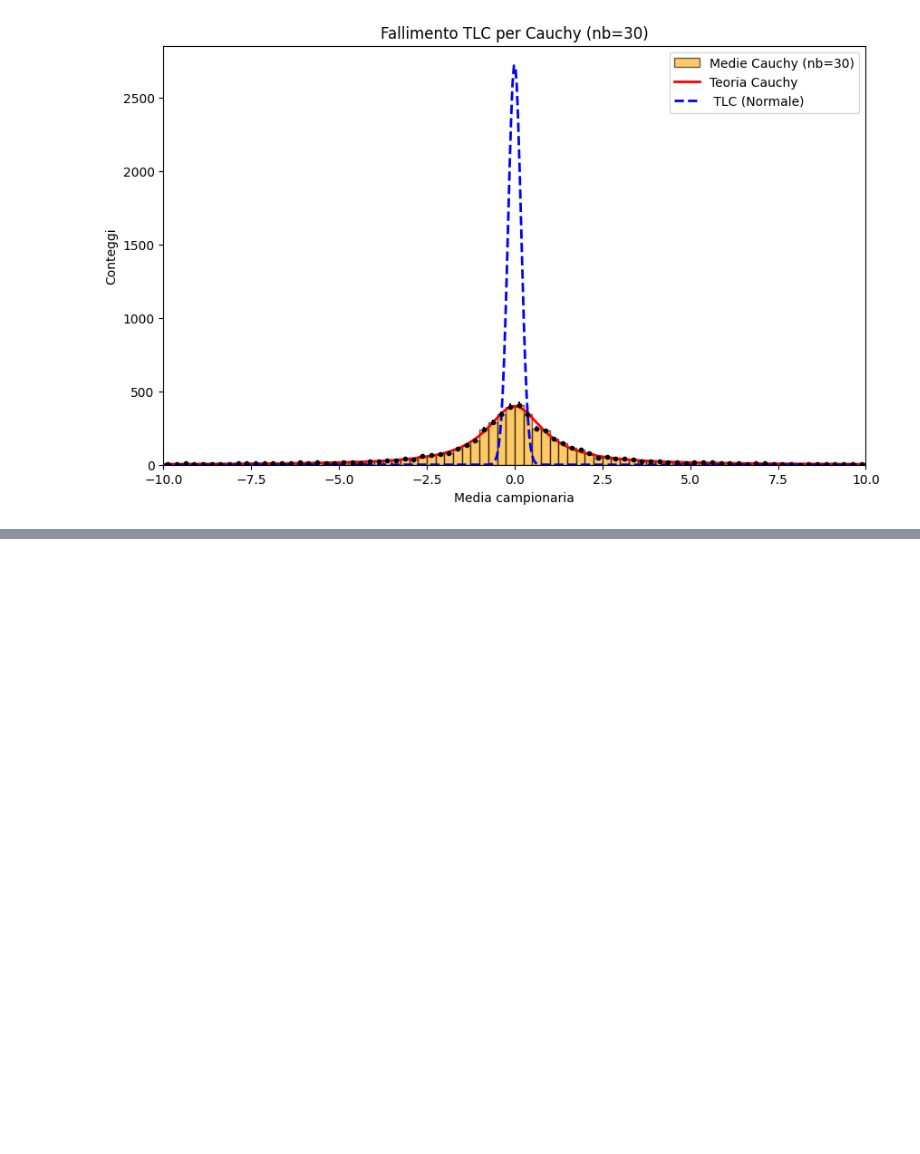
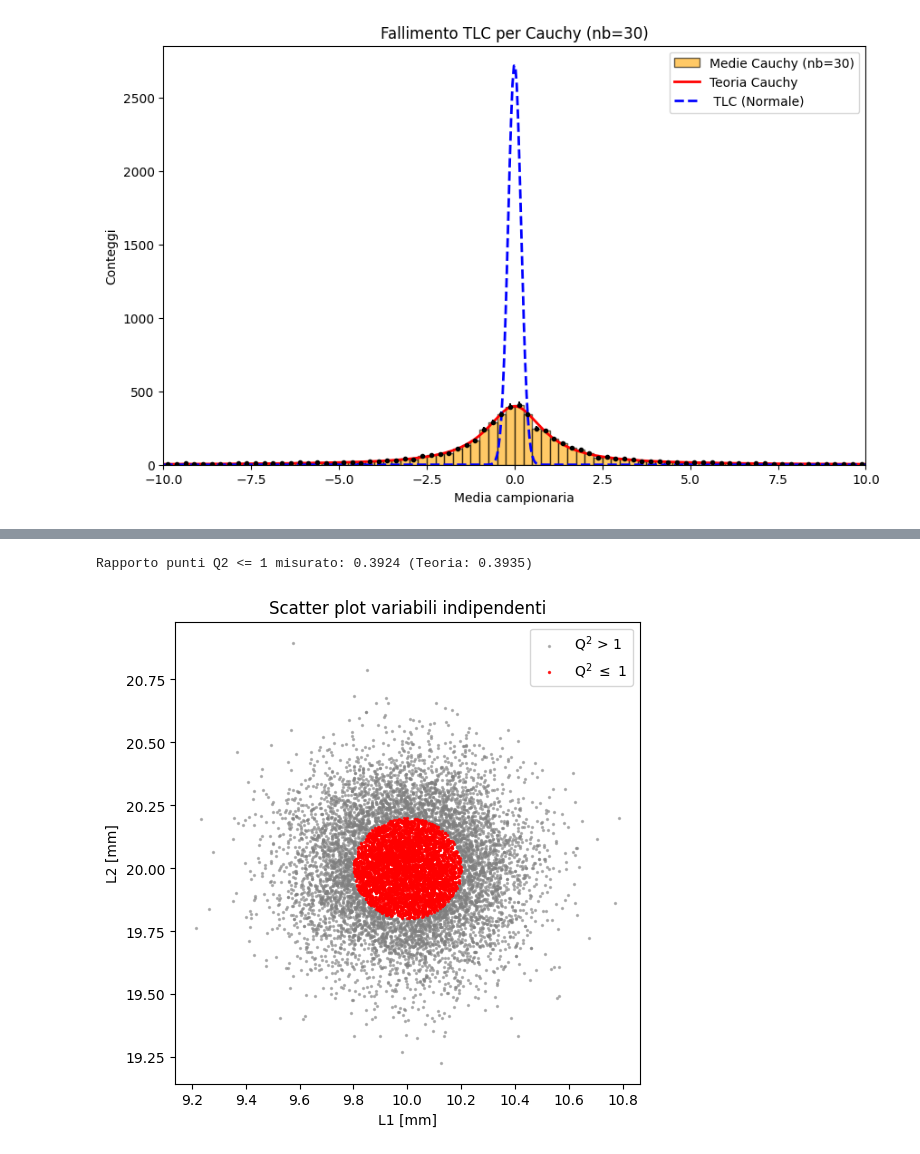
Before and after one commit to Its-mics/Statistica, a Jupyter notebook: laboratorio/Esercitazioni/File_Esercitazioni.ipynb, the cells around one changed output, grey strips where cells are left out. Drawn from its saved outputs; the diff is of its cells as text; code cells hidden in the pictures; blank space fills up the shorter version.

```diff
--- a/laboratorio/Esercitazioni/File_Esercitazioni.ipynb
+++ b/laboratorio/Esercitazioni/File_Esercitazioni.ipynb
@@ -407,0 +480,21 @@ plt.show()
+# %%
+# 1.2 Scatter plot e Q^2
+Q2_indep = ((L1 - mu1)/sigma)**2 + ((L2 - mu2)/sigma)**2
+mask_q2_indep = Q2_indep <= 1
+
+rapporto_indep = np.sum(mask_q2_indep) / n
+valore_teorico = 1 - np.exp(-0.5)
+
+print(f"Rapporto punti Q2 <= 1 misurato: {rapporto_indep:.4f} (Teoria: {valore_teorico:.4f})")
+
+plt.figure(figsize=(6, 6))
+plt.scatter(L1[~mask_q2_indep], L2[~mask_q2_indep], color='gray', s=2, alpha=0.5, label='Q$^2$ > 1')
+plt.scatter(L1[mask_q2_indep], L2[mask_q2_indep], color='red', s=2, alpha=0.8, label='Q$^2$ $\leq$ 1')
+plt.xlabel('L1 [mm]')
+plt.ylabel('L2 [mm]')
+plt.title('Scatter plot variabili indipendenti')
+plt.legend()
+plt.show()
+# %% [output]
+Rapporto punti Q2 <= 1 misurato: 0.3924 (Teoria: 0.3935)
+[figure, added]
```
Also changed, not shown: parts of 8 cells of this notebook.
